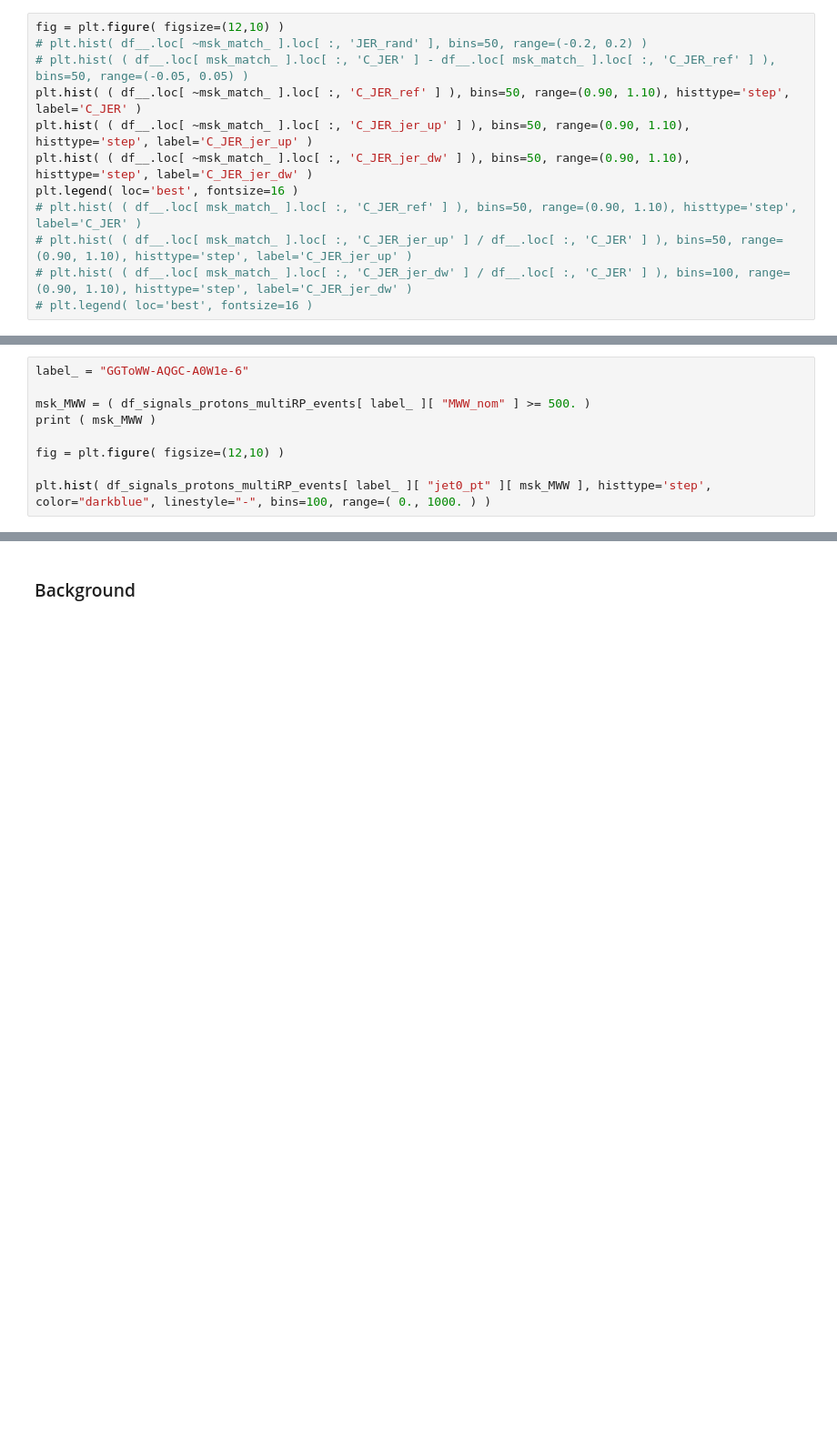
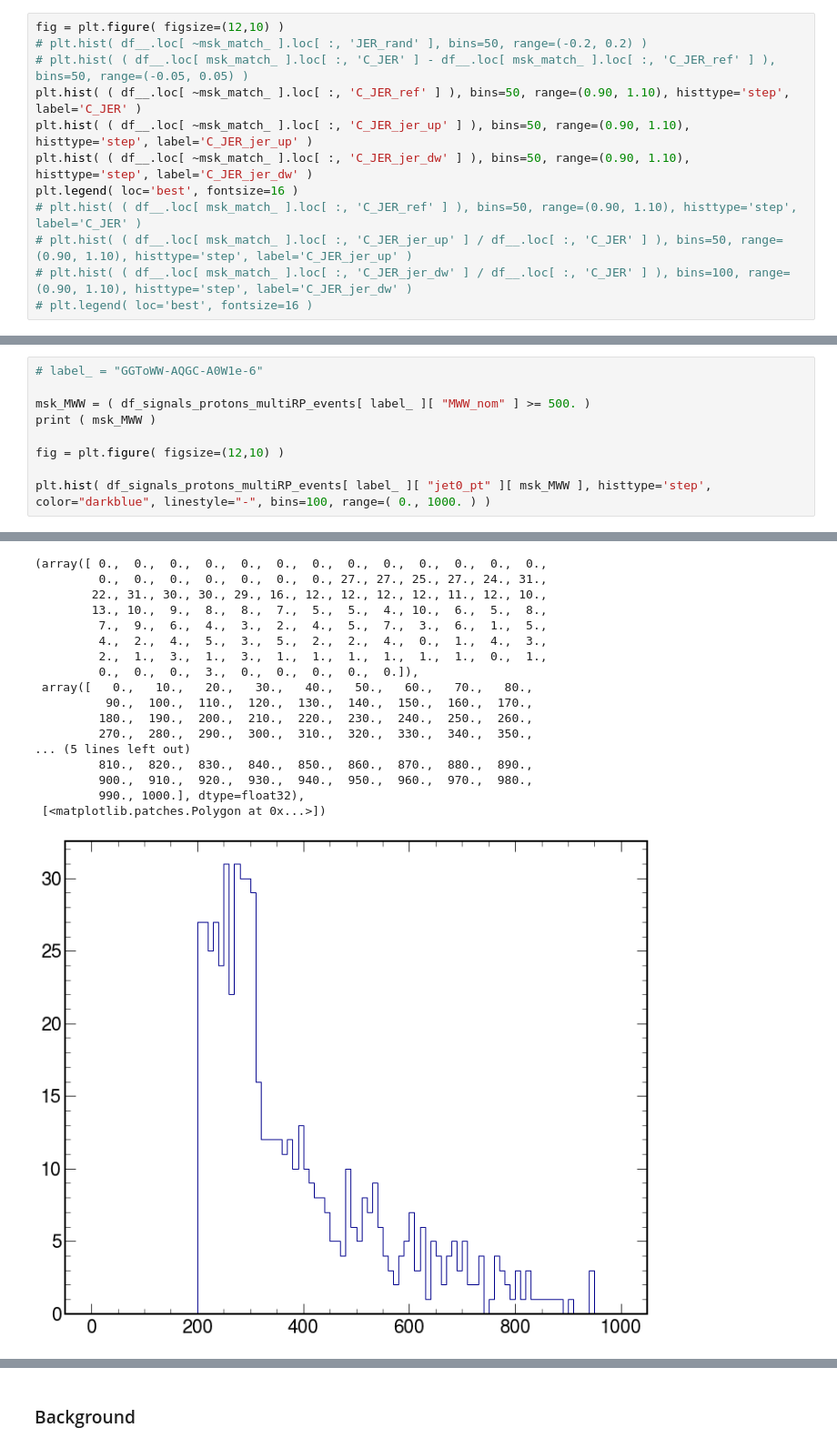
Before and after one commit to miguelgallo/pps-ww-analysis-notebook, a Jupyter notebook: Data-Inspection.ipynb, the cells around one changed output, grey strips where cells are left out. Shown at 91% size. Cells and saved outputs as stored; diff of their text form; blank space fills up the shorter version.

```diff
--- a/Data-Inspection.ipynb
+++ b/Data-Inspection.ipynb
@@ -568,5 +814,5 @@ df_signals_protons_multiRP_events[ label_ ][ columns_ ]
 # %%
-label_ = "GGToWW-AQGC-A0W1e-6"
+# label_ = "GGToWW-AQGC-A0W1e-6"
 
 msk_MWW = ( df_signals_protons_multiRP_events[ label_ ][ "MWW_nom" ] >= 500. )
 print ( msk_MWW )
@@ -574,3 +820,4 @@ print ( msk_MWW )
 fig = plt.figure( figsize=(12,10) )
 
 plt.hist( df_signals_protons_multiRP_events[ label_ ][ "jet0_pt" ][ msk_MWW ], histtype='step', color="darkblue", linestyle="-", bins=100, range=( 0., 1000. ) )
+# %% [output]
@@ -577 +837,19 @@ plt.hist( df_signals_protons_multiRP_events[ label_ ][ "jet0_pt" ][ msk_MWW ], h
+(array([ 0.,  0.,  0.,  0.,  0.,  0.,  0.,  0.,  0.,  0.,  0.,  0.,  0.,
+         0.,  0.,  0.,  0.,  0.,  0.,  0., 27., 27., 25., 27., 24., 31.,
+        22., 31., 30., 30., 29., 16., 12., 12., 12., 12., 11., 12., 10.,
+        13., 10.,  9.,  8.,  8.,  7.,  5.,  5.,  4., 10.,  6.,  5.,  8.,
+         7.,  9.,  6.,  4.,  3.,  2.,  4.,  5.,  7.,  3.,  6.,  1.,  5.,
+         4.,  2.,  4.,  5.,  3.,  5.,  2.,  2.,  4.,  0.,  1.,  4.,  3.,
+         2.,  1.,  3.,  1.,  3.,  1.,  1.,  1.,  1.,  1.,  1.,  0.,  1.,
+         0.,  0.,  0.,  3.,  0.,  0.,  0.,  0.,  0.]),
+ array([   0.,   10.,   20.,   30.,   40.,   50.,   60.,   70.,   80.,
+          90.,  100.,  110.,  120.,  130.,  140.,  150.,  160.,  170.,
+         180.,  190.,  200.,  210.,  220.,  230.,  240.,  250.,  260.,
+         270.,  280.,  290.,  300.,  310.,  320.,  330.,  340.,  350.,
+... (5 lines left out)
+         810.,  820.,  830.,  840.,  850.,  860.,  870.,  880.,  890.,
+         900.,  910.,  920.,  930.,  940.,  950.,  960.,  970.,  980.,
+         990., 1000.], dtype=float32),
+ [<matplotlib.patches.Polygon at 0x...>])
+[figure, added]
 # %%
```
Also changed, not shown: parts of 38 cells of this notebook, 28 other files.
